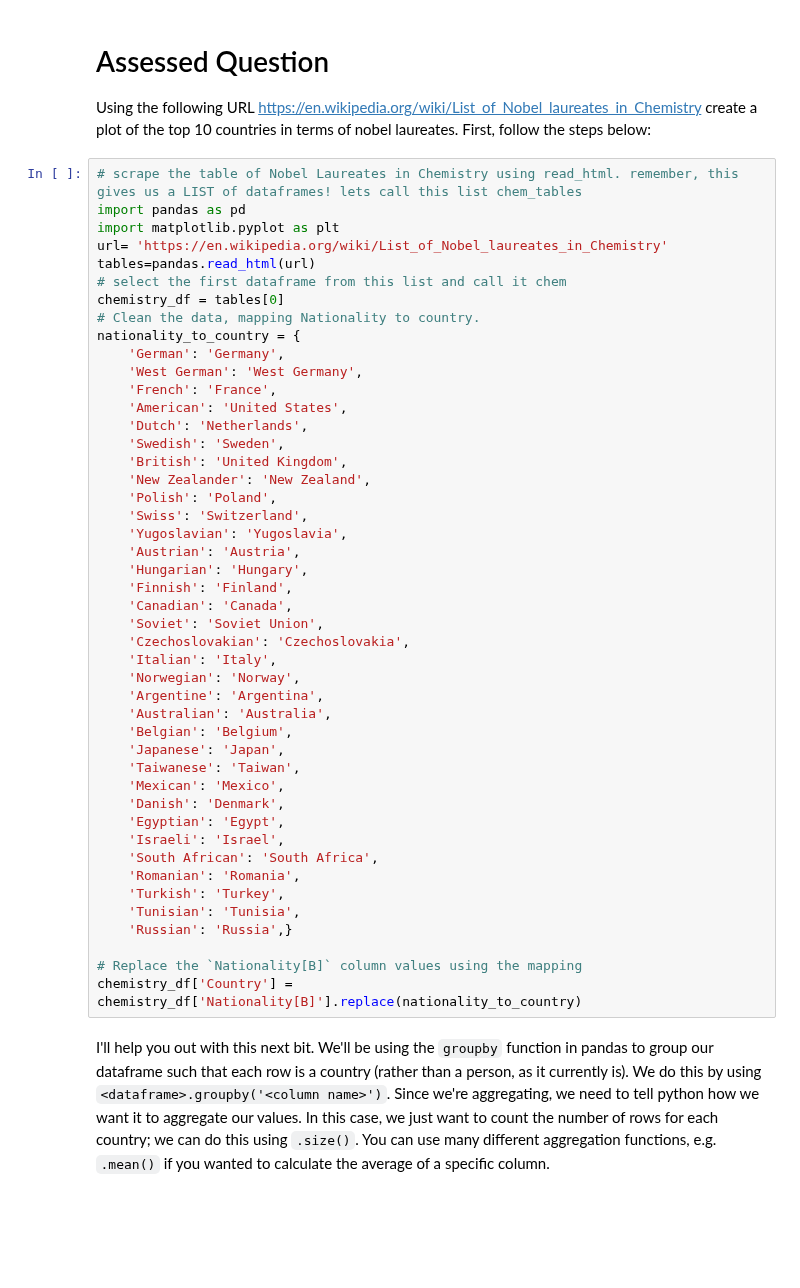
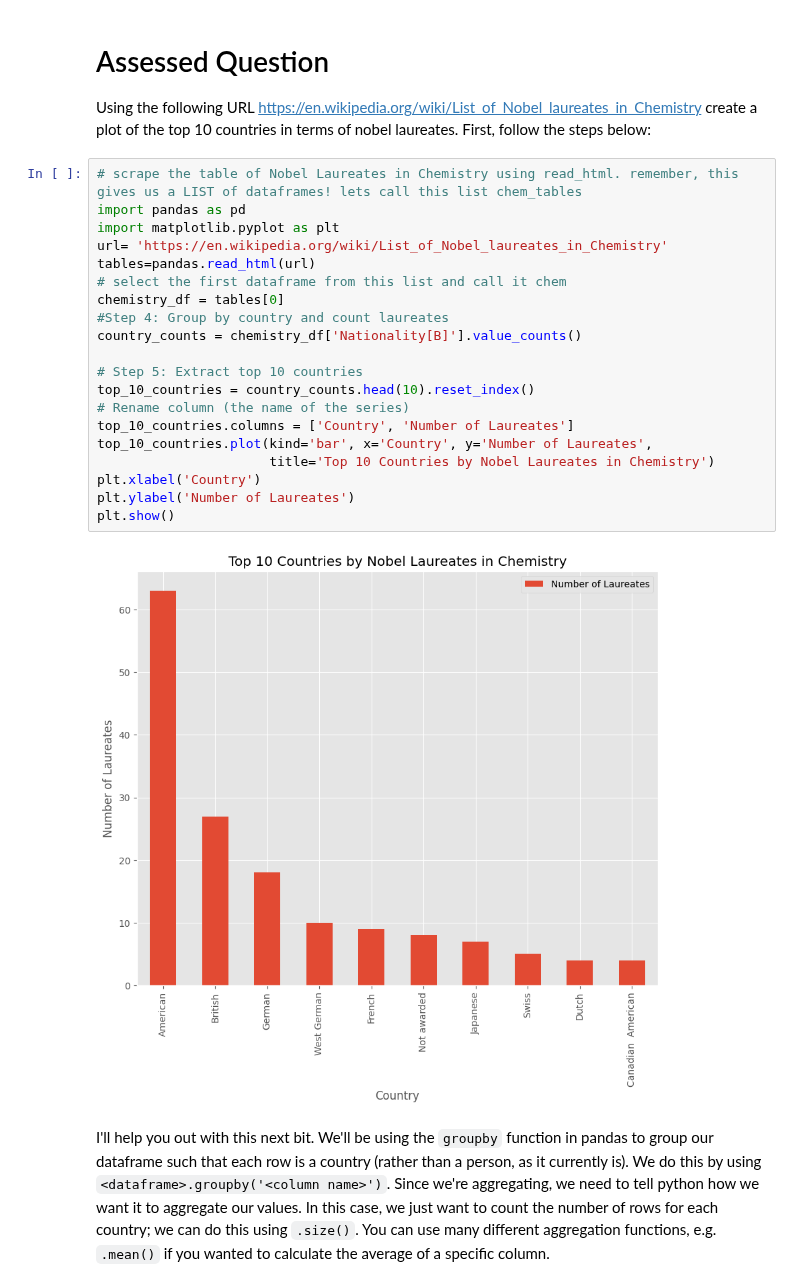
Before and after one commit to julia13dfm/QM2, a Jupyter notebook: notebooks/W02. Pandas.ipynb, the cells around one changed output. Drawn from its saved outputs; the diff is of its cells as text; blank space fills up the shorter version.

```diff
--- a/notebooks/W02. Pandas.ipynb
+++ b/notebooks/W02. Pandas.ipynb
@@ -459,52 +462,28 @@ And there we have it; a nicely formatted dataframe ready for analysis, straight
 # Assessed Question
 
 Using the following URL https://en.wikipedia.org/wiki/List_of_Nobel_laureates_in_Chemistry create a plot of the top 10 countries in terms of nobel laureates. First, follow the steps below:
-# %%
-# scrape the table of Nobel Laureates in Chemistry using read_html. remember, this gives us a LIST of dataframes! lets call this list chem_tables
-import pandas as pd
-import matplotlib.pyplot as plt
-url= 'https://en.wikipedia.org/wiki/List_of_Nobel_laureates_in_Chemistry'
-tables=pandas.read_html(url)
-# select the first dataframe from this list and call it chem
-chemistry_df = tables[0]
-# Clean the data, mapping Nationality to country.
-nationality_to_country = {
-    'German': 'Germany',
-    'West German': 'West Germany',
-    'French': 'France',
-    'American': 'United States',
-    'Dutch': 'Netherlands',
-    'Swedish': 'Sweden',
-    'British': 'United Kingdom',
-    'New Zealander': 'New Zealand',
-    'Polish': 'Poland',
-    'Swiss': 'Switzerland',
-    'Yugoslavian': 'Yugoslavia',
-    'Austrian': 'Austria',
-    'Hungarian': 'Hungary',
-    'Finnish': 'Finland',
-    'Canadian': 'Canada',
-    'Soviet': 'Soviet Union',
-    'Czechoslovakian': 'Czechoslovakia',
-    'Italian': 'Italy',
-    'Norwegian': 'Norway',
-    'Argentine': 'Argentina',
-    'Australian': 'Australia',
-    'Belgian': 'Belgium',
-    'Japanese': 'Japan',
-    'Taiwanese': 'Taiwan',
-    'Mexican': 'Mexico',
-    'Danish': 'Denmark',
-    'Egyptian': 'Egypt',
-    'Israeli': 'Israel',
-    'South African': 'South Africa',
-    'Romanian': 'Romania',
-    'Turkish': 'Turkey',
-    'Tunisian': 'Tunisia',
-    'Russian': 'Russia',}
-
-# Replace the `Nationality[B]` column values using the mapping
-chemistry_df['Country'] = chemistry_df['Nationality[B]'].replace(nationality_to_country)
+# %%
+# scrape the table of Nobel Laureates in Chemistry using read_html. remember, this gives us a LIST of dataframes! lets call this list chem_tables
+import pandas as pd
+import matplotlib.pyplot as plt
+url= 'https://en.wikipedia.org/wiki/List_of_Nobel_laureates_in_Chemistry'
+tables=pandas.read_html(url)
+# select the first dataframe from this list and call it chem
+chemistry_df = tables[0]
+#Step 4: Group by country and count laureates
+country_counts = chemistry_df['Nationality[B]'].value_counts()
+
+# Step 5: Extract top 10 countries
+top_10_countries = country_counts.head(10).reset_index()
+# Rename column (the name of the series)
+top_10_countries.columns = ['Country', 'Number of Laureates']
+top_10_countries.plot(kind='bar', x='Country', y='Number of Laureates',
+                      title='Top 10 Countries by Nobel Laureates in Chemistry')
+plt.xlabel('Country')
+plt.ylabel('Number of Laureates')
+plt.show()
+# %% [output]
+[figure, added]
 # %% [markdown]
 I'll help you out with this next bit. We'll be using the `groupby` function in pandas to group our dataframe such that each row is a country (rather than a person, as it currently is). We do this by using `<dataframe>.groupby('<column name>')`. Since we're aggregating, we need to tell python how we want it to aggregate our values. In this case, we just want to count the number of rows for each country; we can do this using `.size()`. You can use many different aggregation functions, e.g. `.mean()` if you wanted to calculate the average of a specific column.
 # %%
```
Also changed, not shown: parts of 7 cells of this notebook.
